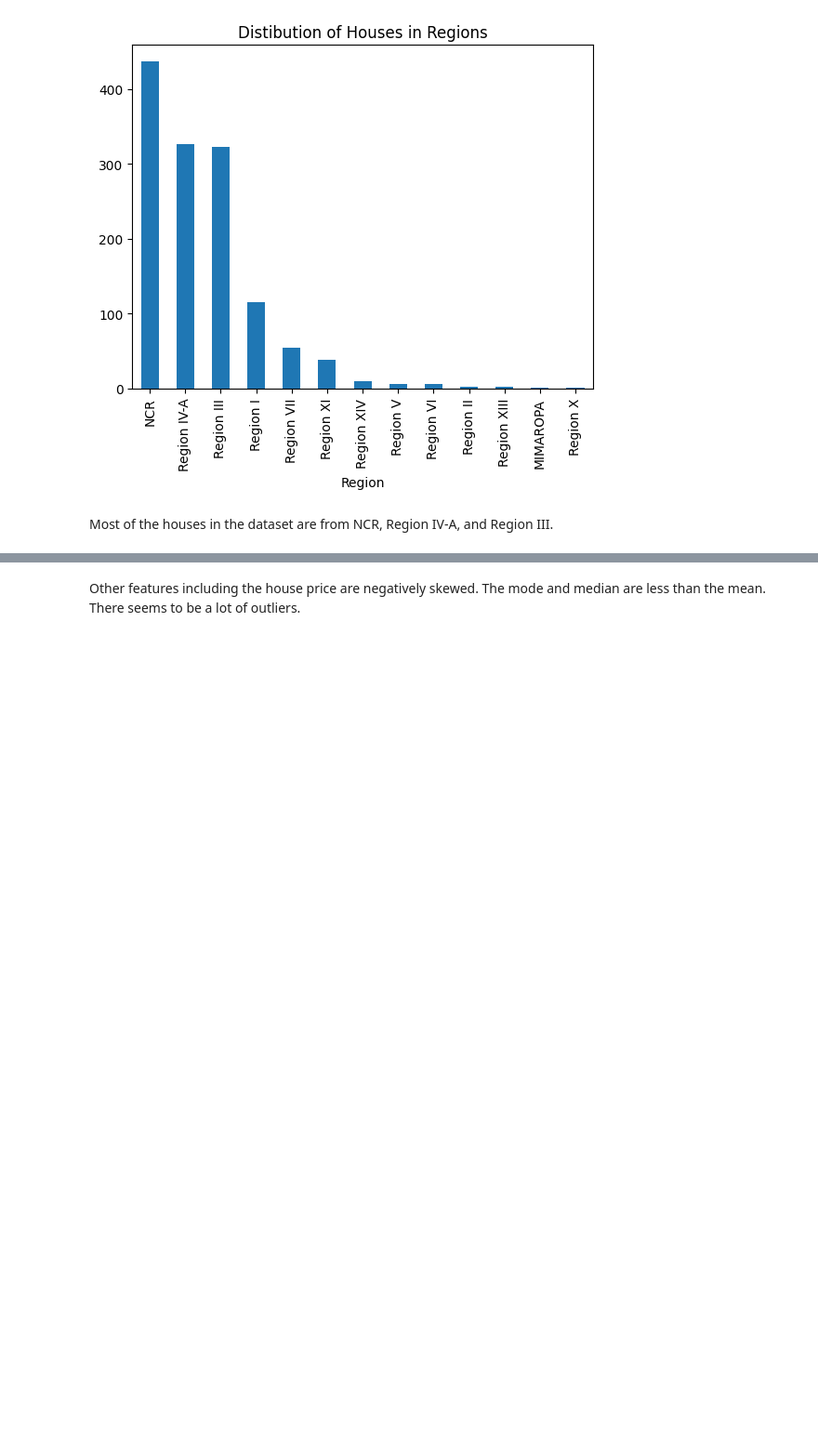
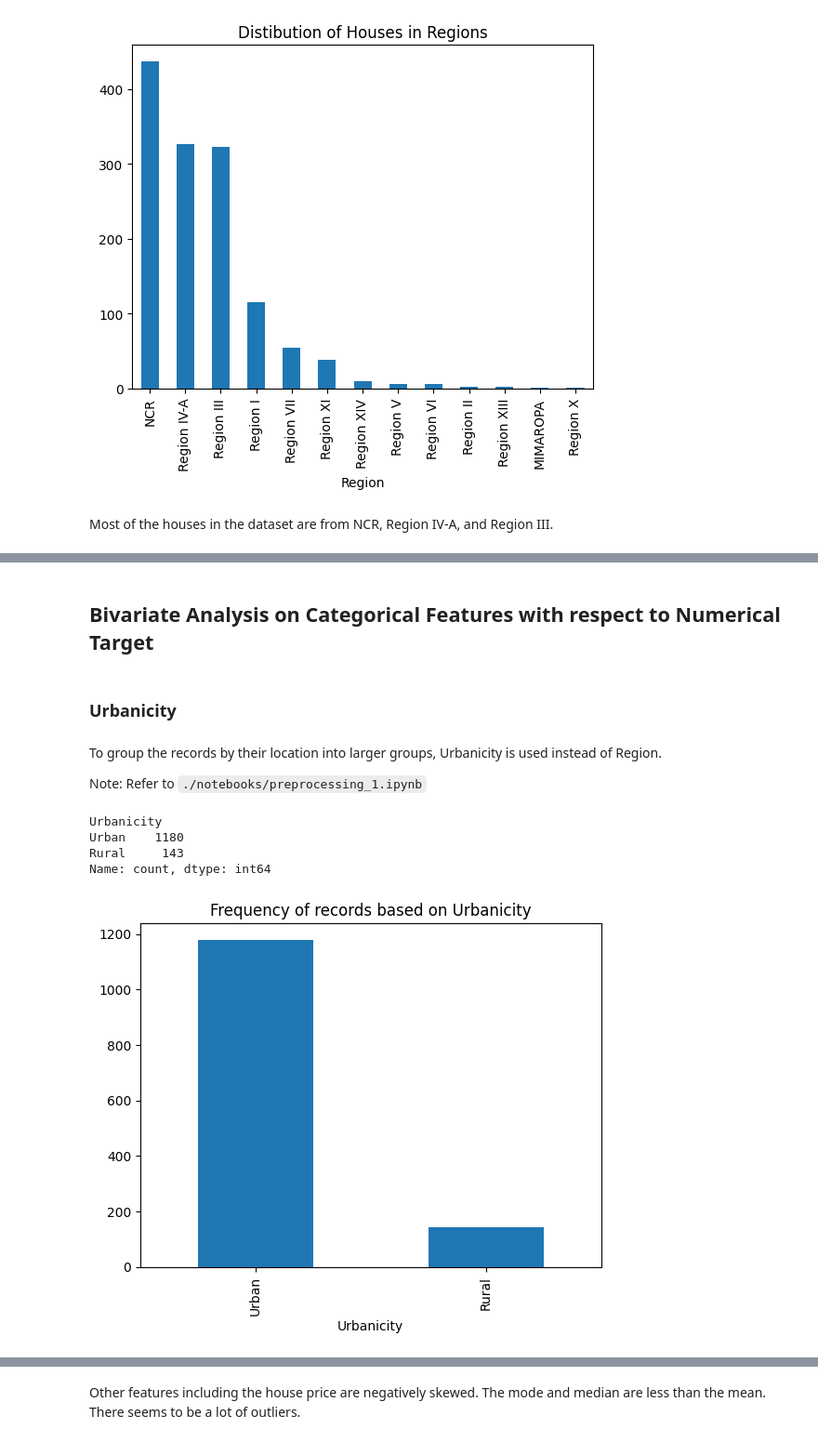
Before and after one commit to JerickoDG/HousingPH, a Jupyter notebook: notebooks/eda_and_transform.ipynb, the cells around one changed output, grey strips where cells are left out. Shown at 93% size. Drawn from its saved outputs; the diff is of its cells as text; code cells hidden in the pictures; blank space fills up the shorter version.

```diff
--- a/notebooks/eda_and_transform.ipynb
+++ b/notebooks/eda_and_transform.ipynb
@@ -52,0 +78,8 @@ Most of the houses in the dataset are from NCR, Region IV-A, and Region III.
+# %% [markdown]
+## Bivariate Analysis on Categorical Features with respect to Numerical Target
+# %% [markdown]
+### Urbanicity
+# %% [markdown]
+To group the records by their location into larger groups, Urbanicity is used instead of Region.
+
+Note: Refer to `./notebooks/preprocessing_1.ipynb`
@@ -52,0 +88,13 @@ Most of the houses in the dataset are from NCR, Region IV-A, and Region III.
+# %%
+df_copy['Urbanicity'].value_counts()
+# %% [output]
+Urbanicity
+Urban    1180
+Rural     143
+Name: count, dtype: int64
+# %%
+plt.title("Frequency of records based on Urbanicity")
+df_copy['Urbanicity'].value_counts().plot(kind='bar')
+plt.show()
+# %% [output]
+[figure, added]
```
Also changed, not shown: parts of 32 cells of this notebook, 6 other files.
